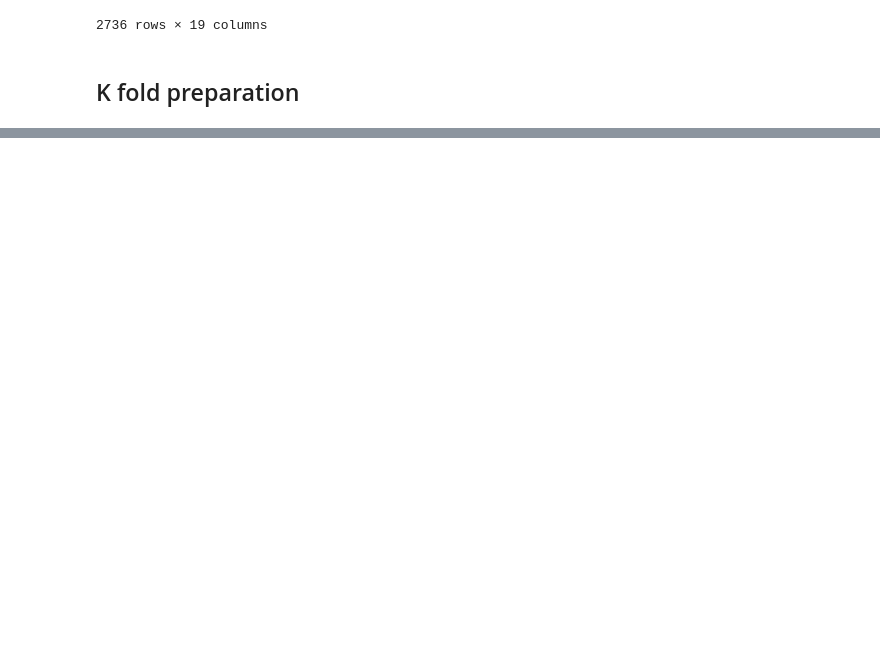
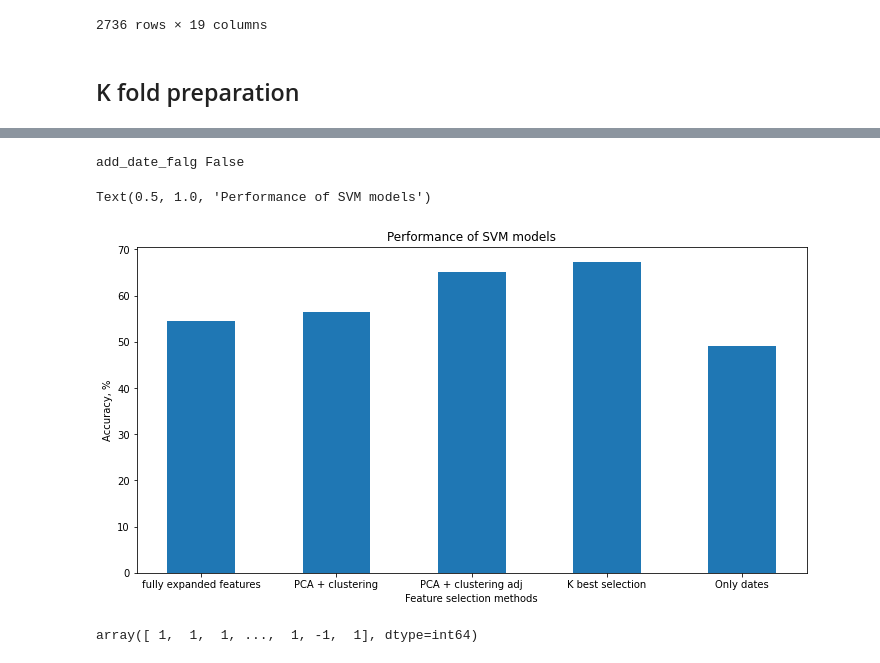
Before and after one commit to FeTaka/PDENG_data_mining_2_2021, a Jupyter notebook: Data Analysis/dylan_ml_model.ipynb, the cells around one changed output, grey strips where cells are left out. Drawn from its saved outputs; the diff is of its cells as text; code cells hidden in the pictures; blank space fills up the shorter version.

```diff
--- a/Data Analysis/dylan_ml_model.ipynb
+++ b/Data Analysis/dylan_ml_model.ipynb
@@ -71,0 +107,16 @@ print("%s\n" % confusion_matrix(pred, y_test))
+# %%
+# Plots
+fig, ax = plt.subplots(figsize=[12,6])
+plt.bar(met_lst,acc_lst,width = 0.5)
+print("add_date_falg",add_date_falg)
+plt.xlabel("Feature selection methods")
+plt.ylabel("Accuracy, %")
+plt.title("Performance of SVM models")
+# %% [output]
+add_date_falg False
+Text(0.5, 1.0, 'Performance of SVM models')
+[figure, added]
+# %%
+y
+# %% [output]
+array([ 1,  1,  1, ...,  1, -1,  1], dtype=int64)
```
Also changed, not shown: parts of 9 cells of this notebook, 2 other files.
